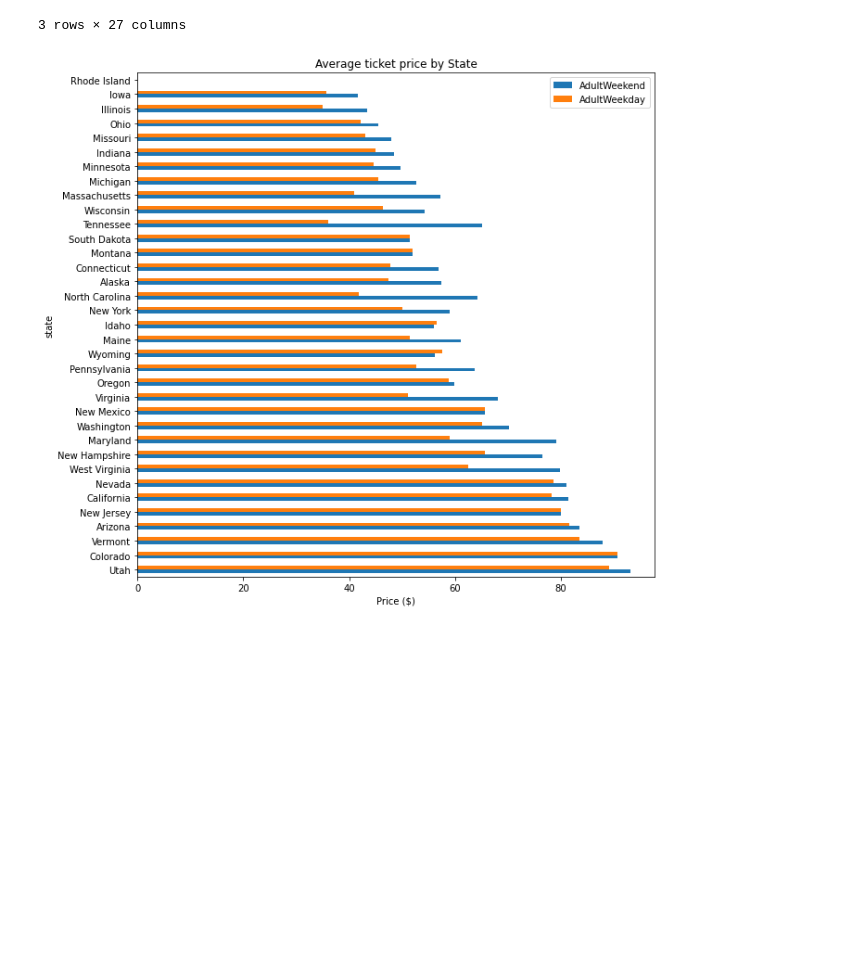
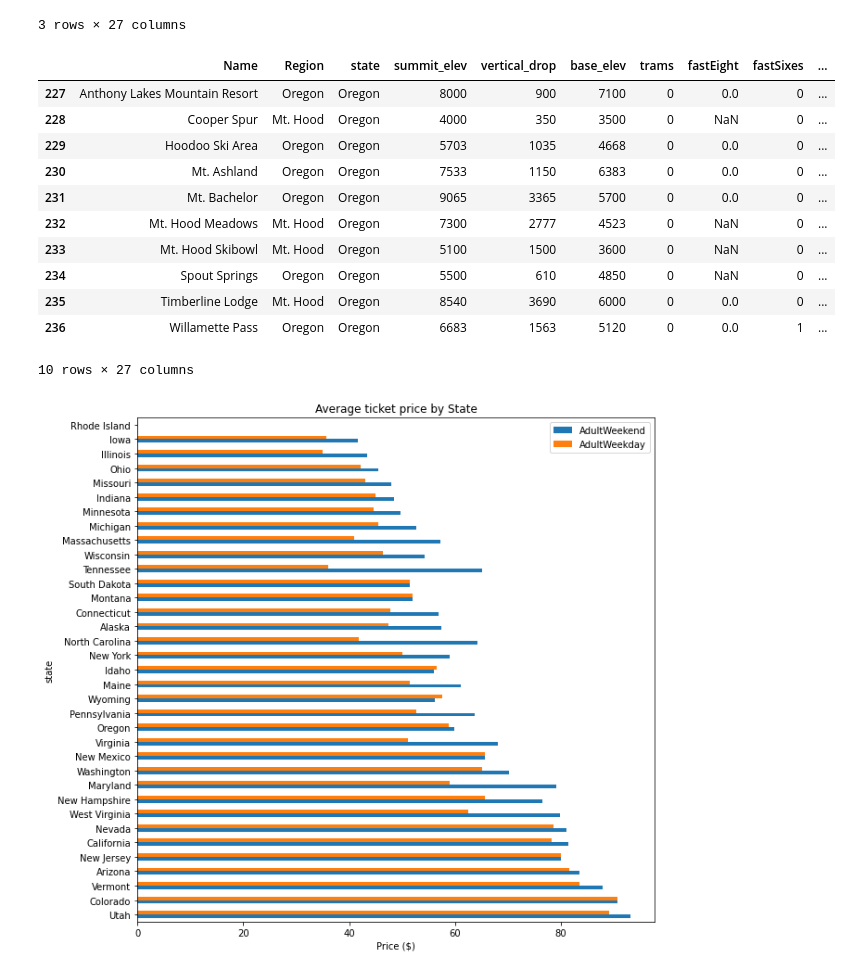
Before and after one commit to kamaps/vigilant-happiness, a Jupyter notebook: DataScienceGuidedCapstone-master/Notebooks/02_data_wrangling.ipynb, the cells around one changed output. Cells and saved outputs as stored; diff of their text form; code cells hidden in the pictures; blank space fills up the shorter version.

```diff
--- a/DataScienceGuidedCapstone-master/Notebooks/02_data_wrangling.ipynb
+++ b/DataScienceGuidedCapstone-master/Notebooks/02_data_wrangling.ipynb
@@ -397,6 +395,21 @@ ski_data[ski_data['state'] == 'Alaska']
 | 1 | Eaglecrest Ski Area | Alaska | Alaska | 2600 | 1540 | 1200 | 0 | 0.0 | 0 | ... |
 | 2 | Hilltop Ski Area | Alaska | Alaska | 2090 | 294 | 1796 | 0 | 0.0 | 0 | ... |
 3 rows × 27 columns
+# %%
+ski_data[ski_data['state'] == 'Oregon']
+# %% [output]
+|  | Name | Region | state | summit_elev | vertical_drop | base_elev | trams | fastEight | fastSixes | ... |
+| 227 | Anthony Lakes Mountain Resort | Oregon | Oregon | 8000 | 900 | 7100 | 0 | 0.0 | 0 | ... |
+| 228 | Cooper Spur | Mt. Hood | Oregon | 4000 | 350 | 3500 | 0 | NaN | 0 | ... |
+| 229 | Hoodoo Ski Area | Oregon | Oregon | 5703 | 1035 | 4668 | 0 | 0.0 | 0 | ... |
+| 230 | Mt. Ashland | Oregon | Oregon | 7533 | 1150 | 6383 | 0 | 0.0 | 0 | ... |
+| 231 | Mt. Bachelor | Oregon | Oregon | 9065 | 3365 | 5700 | 0 | 0.0 | 0 | ... |
+| 232 | Mt. Hood Meadows | Mt. Hood | Oregon | 7300 | 2777 | 4523 | 0 | NaN | 0 | ... |
+| 233 | Mt. Hood Skibowl | Mt. Hood | Oregon | 5100 | 1500 | 3600 | 0 | NaN | 0 | ... |
+| 234 | Spout Springs | Oregon | Oregon | 5500 | 610 | 4850 | 0 | NaN | 0 | ... |
+| 235 | Timberline Lodge | Mt. Hood | Oregon | 8540 | 3690 | 6000 | 0 | 0.0 | 0 | ... |
+| 236 | Willamette Pass | Oregon | Oregon | 6683 | 1563 | 5120 | 0 | 0.0 | 1 | ... |
+10 rows × 27 columns
 # %%
 # The next bit simply reorders the index by increasing average of weekday and weekend prices
 # Compare the index order you get from
```
Also changed, not shown: parts of 34 cells of this notebook, 4 other files.
